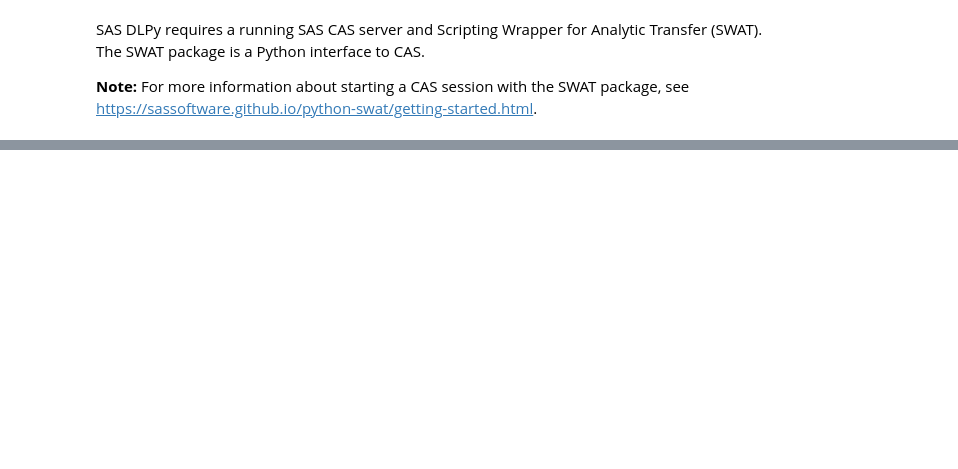
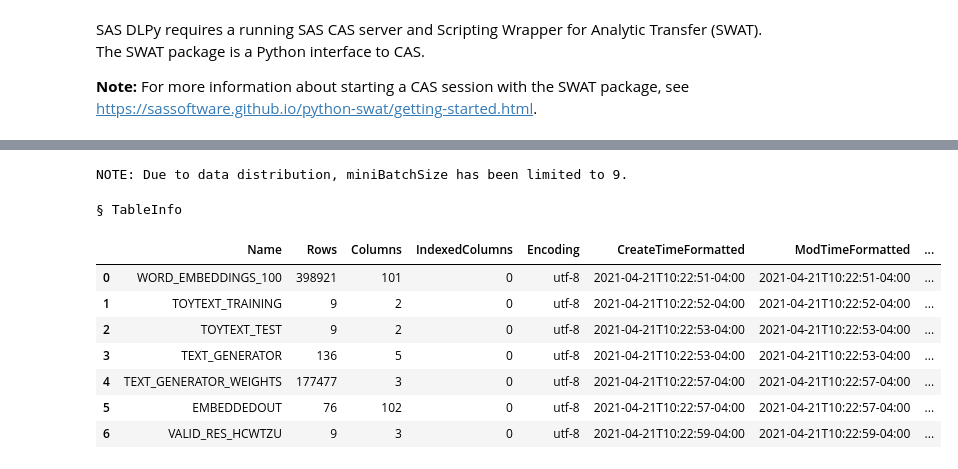
Before and after one commit to sassoftware/python-dlpy, a Jupyter notebook: examples/text_generation/Text_Generation.ipynb, the cells around one changed output, grey strips where cells are left out. Cells and saved outputs as stored; diff of their text form; code cells hidden in the pictures; blank space fills up the shorter version.

Commit message:
Added embeddings file instructions and narrative to text generation example, runs end to end with supplied data.

```diff
--- a/examples/text_generation/Text_Generation.ipynb
+++ b/examples/text_generation/Text_Generation.ipynb
@@ -231,0 +245,18 @@ NOTE: Due to data distribution, miniBatchSize has been limited to 3.
+# %%
+# Create the toy training data set for the title generation task.
+# The training data table contains two comma separated
+# columns, `text` and `title`.
+
+toytext_train = StringIO('''text,title
+text,title
+"Ten more moons have been confirmed to orbit around Jupiter, bringing the planet's total known satellite count to 79. That's the highest number of moons of any planet in the Solar System. And these newly discovered space rocks are giving astronomers insight as to why the Jupiter system looks like it does today.","Astronomers have found a new crop of moons around Jupiter, and one of them is a weirdo"
+"A deeply golden, even slightly orange handful of fire rises in the dusk each day and spends the entire night crossing low across the south sky. That imposing mass of celestial flame and fame is none other than the most fascinating of all Earth's fellow worlds, the planet Mars - making its closest approach to Earth in 15 years just two weeks from now.","Enjoying the view of Mars? You ain't seen nothing yet"
+"Early this year, NASA announced an updated schedule of commercial crew test flights. According to that schedule, Boeing would launch an uncrewed test flight of its CST-100 Starliner spacecraft in August, followed by a crewed test flight in November. SpaceX would also launch an uncrewed test flight of its Crew Dragon (aka Dragon 2) spacecraft in August, with a crewed test to follow in December. If all went as planned, both companies would be in line to be certified by NASA in early 2019 to carry astronauts on routine ISS missions, ending reliance on Soyuz seats that NASA will lose access to in late 2019.","When will commercial crew launch?"
+"There is a new radio telescope up and running based in Karoo, South Africa. The MeerKAT (Karoo Array Telescope), as it's named, operated by the South African Radio Astronomy Observatory, is already producing brilliant images of the super massive black hole that is at our galaxy's center, 25,000 light years away.","A new telescope shows the center of the Milky Way in dazzling, fiery detail"
+"Diamonds found in beneath the surface, in a part known as the roots of cratons. These are deep underground and cannot be reached by any current technology. The stash was discovered by studying the sound waves of earthquakes. Diamonds speed up the passing of sound waves, giving away the presence of the precious jewel","Diamonds are NOT so rare after all"
+"Even if you stare closely at this seemingly grainy image, you might not be able to tell there's anything to it besides visual noise. But it's not static -- it's a sliver of the distant universe, and every little pinprick of light is a galaxy.","Look Closely -- Every Point of Light in This Image Is a Galaxy"
+"Australian scientists have achieved a new milestone in their approach to creating a quantum computer chip in silicon, demonstrating the ability to tune the control frequency of a qubit by engineering its atomic configuration.","Scientists Unlock Signal Frequency Control of Precision Atom Qubits"
+"Once again, scientists have shown that Albert Einstein's theory of special relativity is right -- this time, thanks to a particle detector buried deep beneath Antarctica.","Right Again, Einstein: Special Relativity Works Even in Ghostly High-Energy Neutrinos"
+''')
+handler = dmh.CSV(toytext_train, skipinitialspace=True)
+s.addtable(table='toytext_training', replace=True, **handler.args.addtable)
@@ -231,0 +298,23 @@ NOTE: Due to data distribution, miniBatchSize has been limited to 3.
+# %%
+# Create the toy test data set for the title generation task.
+# The training data table contains two comma separated
+# columns, `text` and `title`.
+
+toytext_test = StringIO('''text,title
+text,title
+"Ten more moons have been confirmed to orbit around Jupiter, bringing the planet's total known satellite count to 79. That's the highest number of moons of any planet in the Solar System. And these newly discovered space rocks are giving astronomers insight as to why the Jupiter system looks like it does today.","Astronomers have found a new crop of moons around Jupiter, and one of them is a weirdo"
+"A deeply golden, even slightly orange handful of fire rises in the dusk each day and spends the entire night crossing low across the south sky. That imposing mass of celestial flame and fame is none other than the most fascinating of all Earth's fellow worlds, the planet Mars - making its closest approach to Earth in 15 years just two weeks from now.","Enjoying the view of Mars? You ain't seen nothing yet"
+"Early this year, NASA announced an updated schedule of commercial crew test flights. According to that schedule, Boeing would launch an uncrewed test flight of its CST-100 Starliner spacecraft in August, followed by a crewed test flight in November. SpaceX would also launch an uncrewed test flight of its Crew Dragon (aka Dragon 2) spacecraft in August, with a crewed test to follow in December. If all went as planned, both companies would be in line to be certified by NASA in early 2019 to carry astronauts on routine ISS missions, ending reliance on Soyuz seats that NASA will lose access to in late 2019.","When will commercial crew launch?"
+"There is a new radio telescope up and running based in Karoo, South Africa. The MeerKAT (Karoo Array Telescope), as it's named, operated by the South African Radio Astronomy Observatory, is already producing brilliant images of the super massive black hole that is at our galaxy's center, 25,000 light years away.","A new telescope shows the center of the Milky Way in dazzling, fiery detail"
+"Diamonds found in beneath the surface, in a part known as the roots of cratons. These are deep underground and cannot be reached by any current technology. The stash was discovered by studying the sound waves of earthquakes. Diamonds speed up the passing of sound waves, giving away the presence of the precious jewel","Diamonds are NOT so rare after all"
+"Even if you stare closely at this seemingly grainy image, you might not be able to tell there's anything to it besides visual noise. But it's not static -- it's a sliver of the distant universe, and every little pinprick of light is a galaxy.","Look Closely -- Every Point of Light in This Image Is a Galaxy"
+"Australian scientists have achieved a new milestone in their approach to creating a quantum computer chip in silicon, demonstrating the ability to tune the control frequency of a qubit by engineering its atomic configuration.","Scientists Unlock Signal Frequency Control of Precision Atom Qubits"
+"Once again, scientists have shown that Albert Einstein's theory of special relativity is right -- this time, thanks to a particle detector buried deep beneath Antarctica.","Right Again, Einstein: Special Relativity Works Even in Ghostly High-Energy Neutrinos"
+''')
+handler = dmh.CSV(toytext_test,
+                  skipinitialspace=True
+                  )
+s.addtable(table='toytext_test',
+           replace=True,
+           **handler.args.addtable
+           )
@@ -231,0 +542,27 @@ NOTE: Due to data distribution, miniBatchSize has been limited to 3.
+# %%
+# Score the test data using the trained
+# text_generation_model. Inference will
+# generate a title for the input text passages.
+
+text_generation_model.predict(data='toytext_test',
+                              text_parms=TextParms(init_input_embeddings='word_embeddings_100',
+                                                   init_output_embeddings='embeddedOut',
+                                                   has_output_term_ids=True
+                                                  )
+                              )
+
+r = text_generation_model.valid_res_tbl.fetch(to=3)
+# %% [output]
+NOTE: Due to data distribution, miniBatchSize has been limited to 9.
+# %%
+s.table.tableInfo()
+# %% [output]
+§ TableInfo
+|  | Name | Rows | Columns | IndexedColumns | Encoding | CreateTimeFormatted | ModTimeFormatted | ... |
+| 0 | WORD_EMBEDDINGS_100 | 398921 | 101 | 0 | utf-8 | 2021-04-21T10:22:51-04:00 | 2021-04-21T10:22:51-04:00 | ... |
+| 1 | TOYTEXT_TRAINING | 9 | 2 | 0 | utf-8 | 2021-04-21T10:22:52-04:00 | 2021-04-21T10:22:52-04:00 | ... |
+| 2 | TOYTEXT_TEST | 9 | 2 | 0 | utf-8 | 2021-04-21T10:22:53-04:00 | 2021-04-21T10:22:53-04:00 | ... |
+| 3 | TEXT_GENERATOR | 136 | 5 | 0 | utf-8 | 2021-04-21T10:22:53-04:00 | 2021-04-21T10:22:53-04:00 | ... |
+| 4 | TEXT_GENERATOR_WEIGHTS | 177477 | 3 | 0 | utf-8 | 2021-04-21T10:22:57-04:00 | 2021-04-21T10:22:57-04:00 | ... |
+| 5 | EMBEDDEDOUT | 76 | 102 | 0 | utf-8 | 2021-04-21T10:22:57-04:00 | 2021-04-21T10:22:57-04:00 | ... |
+| 6 | VALID_RES_HCWTZU | 9 | 3 | 0 | utf-8 | 2021-04-21T10:22:59-04:00 | 2021-04-21T10:22:59-04:00 | ... |
```
Also changed, not shown: parts of 73 cells of this notebook.
